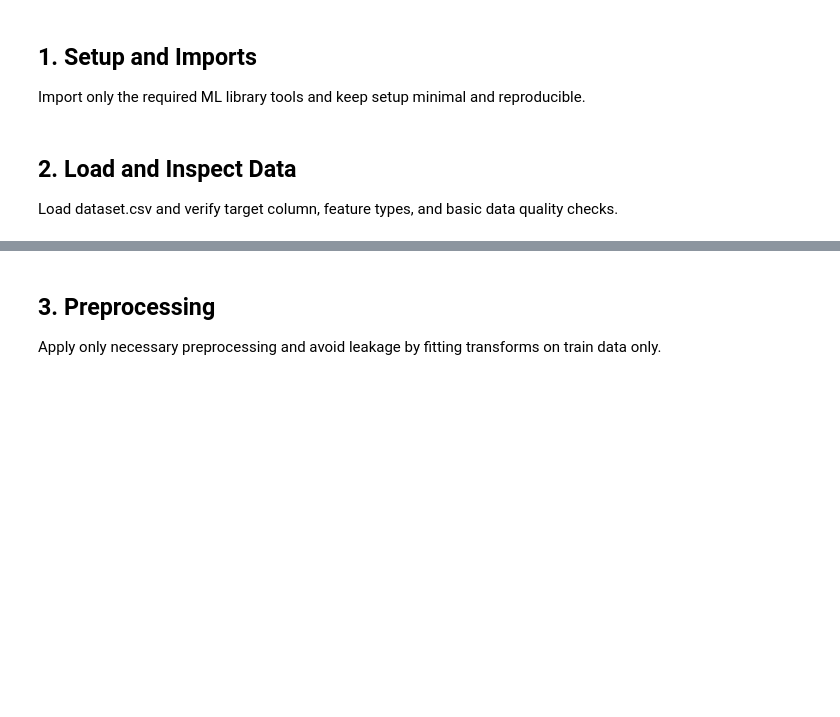
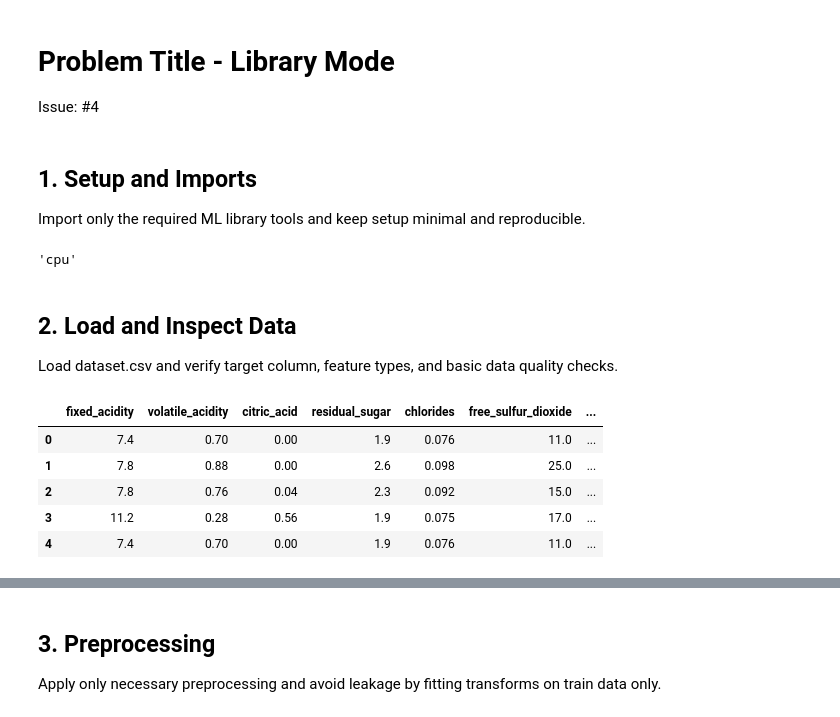
Before and after one commit to iiitl/Neural-Networks, a Jupyter notebook: library/training.ipynb, the cells around one changed output, grey strips where cells are left out. Drawn from its saved outputs; the diff is of its cells as text; code cells hidden in the pictures; blank space fills up the shorter version.

```diff
--- a/library/training.ipynb
+++ b/library/training.ipynb
@@ -4,3 +1,6 @@ Issue: #<issue-number>
+# %% [markdown]
+# Problem Title - Library Mode
+Issue: #4
 # %% [markdown]
 ## 1. Setup and Imports
 Import only the required ML library tools and keep setup minimal and reproducible.
@@ -7,3 +11,19 @@ Import only the required ML library tools and keep setup minimal and reproducibl
+# %%
+# Set device agnostic
+device = 'cuda' if torch.cuda.is_available() else 'cpu'
+device
+# %% [output]
+'cpu'
 # %% [markdown]
 ## 2. Load and Inspect Data
 Load dataset.csv and verify target column, feature types, and basic data quality checks.
+# %%
+df = pd.read_csv("../dataset.csv")
+df.head()
+# %% [output]
+|  | fixed_acidity | volatile_acidity | citric_acid | residual_sugar | chlorides | free_sulfur_dioxide | ... |
+| 0 | 7.4 | 0.70 | 0.00 | 1.9 | 0.076 | 11.0 | ... |
+| 1 | 7.8 | 0.88 | 0.00 | 2.6 | 0.098 | 25.0 | ... |
+| 2 | 7.8 | 0.76 | 0.04 | 2.3 | 0.092 | 15.0 | ... |
+| 3 | 11.2 | 0.28 | 0.56 | 1.9 | 0.075 | 17.0 | ... |
+| 4 | 7.4 | 0.70 | 0.00 | 1.9 | 0.076 | 11.0 | ... |
```
Also changed, not shown: parts of 28 cells of this notebook.
